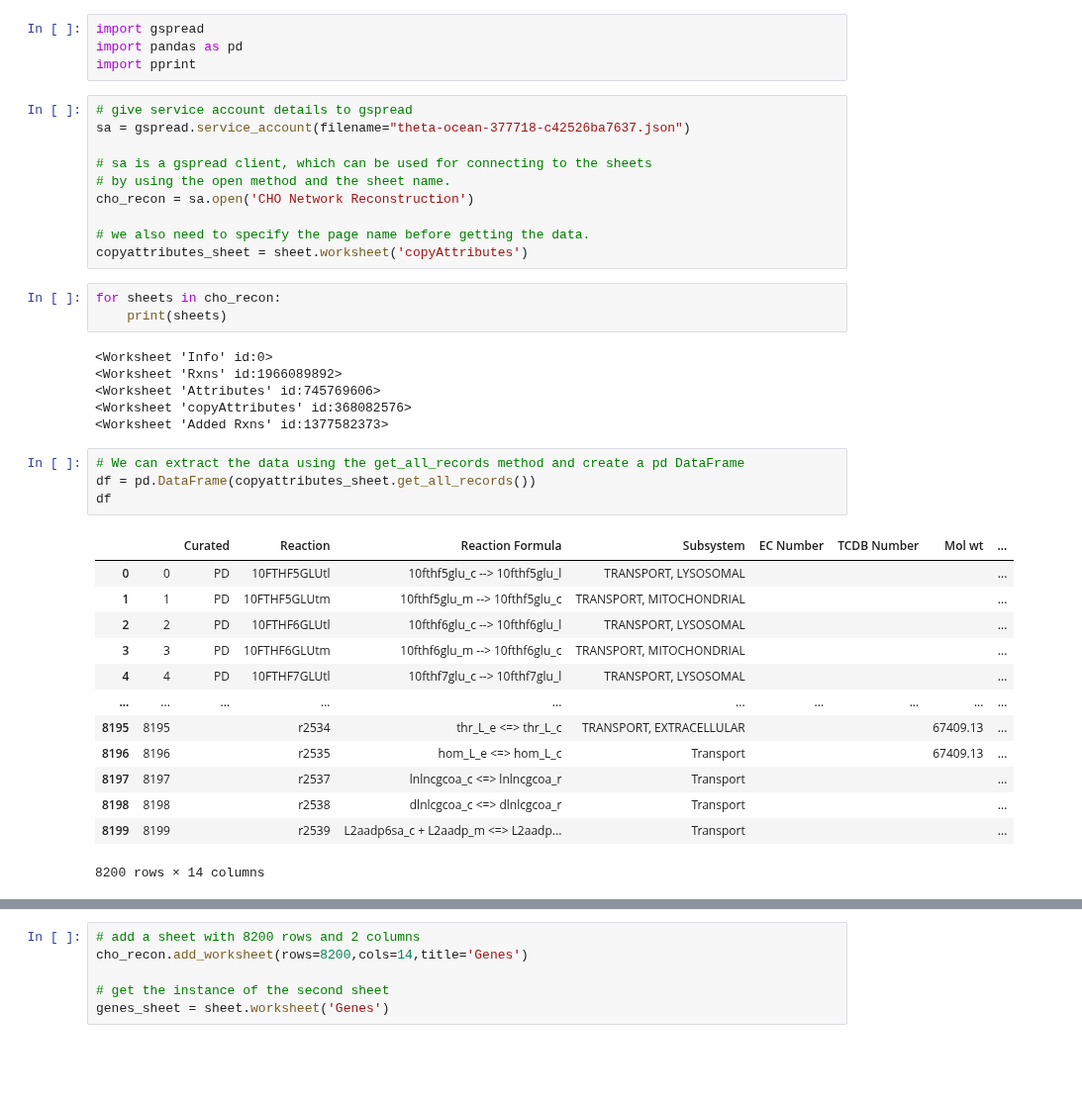
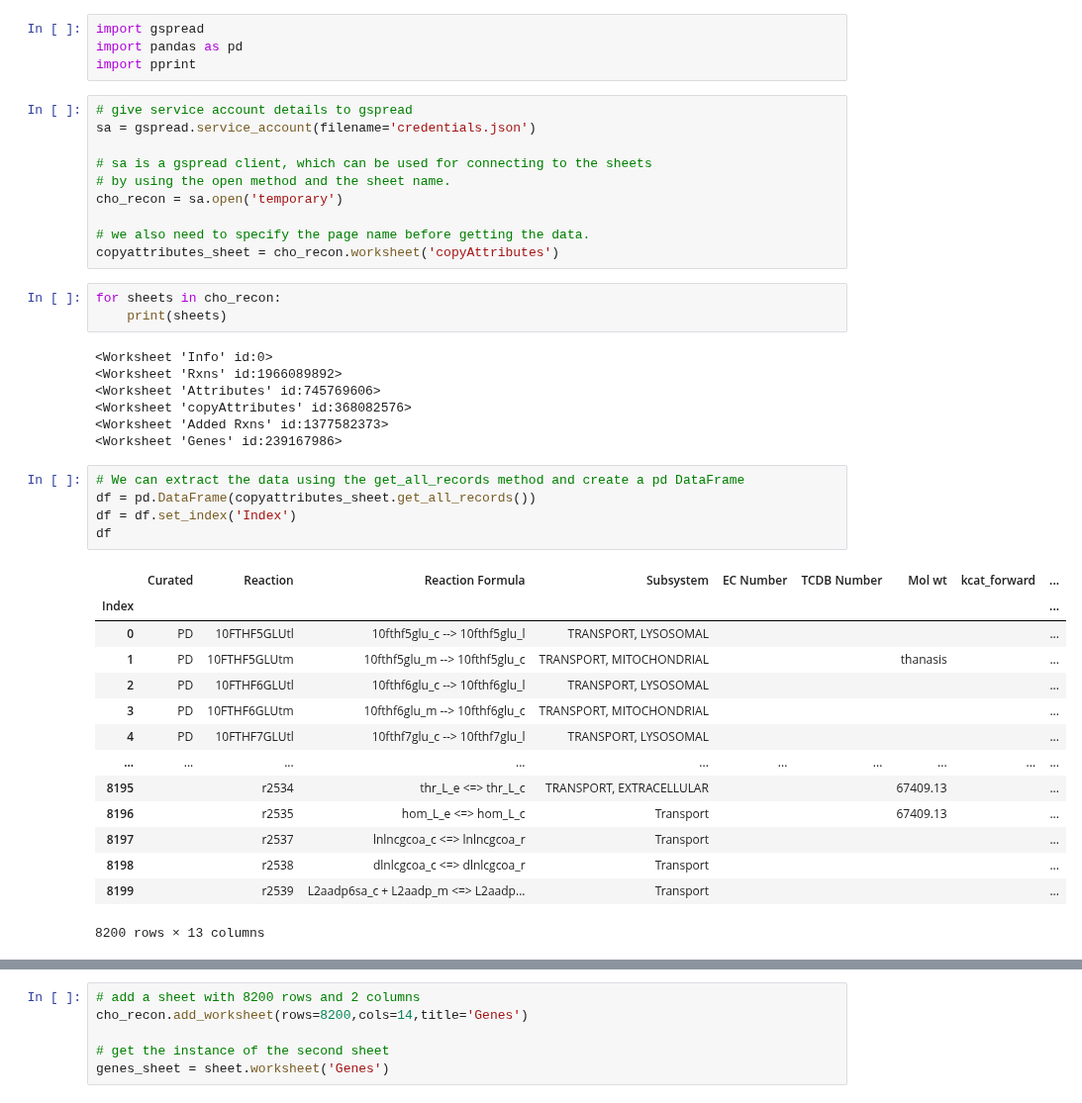
Before and after one commit to LewisLabUCSD/iCHO3K, a Jupyter notebook: Notebooks/Google Sheet.ipynb, the cells around one changed output, grey strips where cells are left out. Shown at 99% size. Saved outputs shown, nothing was run; the diff lists cells and outputs as text; blank space fills up the shorter version.

```diff
--- a/Notebooks/Google Sheet.ipynb
+++ b/Notebooks/Google Sheet.ipynb
@@ -4,14 +4,14 @@ import pandas as pd
 import pprint
 # %%
 # give service account details to gspread
-sa = gspread.service_account(filename="theta-ocean-377718-c42526ba7637.json")
+sa = gspread.service_account(filename='credentials.json')
 
 # sa is a gspread client, which can be used for connecting to the sheets
 # by using the open method and the sheet name.
-cho_recon = sa.open('CHO Network Reconstruction')
+cho_recon = sa.open('temporary')
 
 # we also need to specify the page name before getting the data.
-copyattributes_sheet = sheet.worksheet('copyAttributes')
+copyattributes_sheet = cho_recon.worksheet('copyAttributes')
 # %%
 for sheets in cho_recon:
     print(sheets)
@@ -21,24 +21,27 @@ for sheets in cho_recon:
 <Worksheet 'Attributes' id:745769606>
 <Worksheet 'copyAttributes' id:368082576>
 <Worksheet 'Added Rxns' id:1377582373>
+<Worksheet 'Genes' id:239167986>
 # %%
 # We can extract the data using the get_all_records method and create a pd DataFrame
 df = pd.DataFrame(copyattributes_sheet.get_all_records())
+df = df.set_index('Index')
 df
 # %% [output]
-|  |  | Curated | Reaction | Reaction Formula | Subsystem | EC Number | TCDB Number | Mol wt | ... |
-| 0 | 0 | PD | 10FTHF5GLUtl | 10fthf5glu_c --> 10fthf5glu_l | TRANSPORT, LYSOSOMAL |  |  |  | ... |
-| 1 | 1 | PD | 10FTHF5GLUtm | 10fthf5glu_m --> 10fthf5glu_c | TRANSPORT, MITOCHONDRIAL |  |  |  | ... |
-| 2 | 2 | PD | 10FTHF6GLUtl | 10fthf6glu_c --> 10fthf6glu_l | TRANSPORT, LYSOSOMAL |  |  |  | ... |
-| 3 | 3 | PD | 10FTHF6GLUtm | 10fthf6glu_m --> 10fthf6glu_c | TRANSPORT, MITOCHONDRIAL |  |  |  | ... |
-| 4 | 4 | PD | 10FTHF7GLUtl | 10fthf7glu_c --> 10fthf7glu_l | TRANSPORT, LYSOSOMAL |  |  |  | ... |
+|  | Curated | Reaction | Reaction Formula | Subsystem | EC Number | TCDB Number | Mol wt | kcat_forward | ... |
+| Index |  |  |  |  |  |  |  |  | ... |
+| 0 | PD | 10FTHF5GLUtl | 10fthf5glu_c --> 10fthf5glu_l | TRANSPORT, LYSOSOMAL |  |  |  |  | ... |
+| 1 | PD | 10FTHF5GLUtm | 10fthf5glu_m --> 10fthf5glu_c | TRANSPORT, MITOCHONDRIAL |  |  | thanasis |  | ... |
+| 2 | PD | 10FTHF6GLUtl | 10fthf6glu_c --> 10fthf6glu_l | TRANSPORT, LYSOSOMAL |  |  |  |  | ... |
+| 3 | PD | 10FTHF6GLUtm | 10fthf6glu_m --> 10fthf6glu_c | TRANSPORT, MITOCHONDRIAL |  |  |  |  | ... |
+| 4 | PD | 10FTHF7GLUtl | 10fthf7glu_c --> 10fthf7glu_l | TRANSPORT, LYSOSOMAL |  |  |  |  | ... |
 | ... | ... | ... | ... | ... | ... | ... | ... | ... | ... |
-| 8195 | 8195 |  | r2534 | thr_L_e <=> thr_L_c | TRANSPORT, EXTRACELLULAR |  |  | 67409.13 | ... |
-| 8196 | 8196 |  | r2535 | hom_L_e <=> hom_L_c | Transport |  |  | 67409.13 | ... |
-| 8197 | 8197 |  | r2537 | lnlncgcoa_c <=> lnlncgcoa_r | Transport |  |  |  | ... |
-| 8198 | 8198 |  | r2538 | dlnlcgcoa_c <=> dlnlcgcoa_r | Transport |  |  |  | ... |
-| 8199 | 8199 |  | r2539 | L2aadp6sa_c + L2aadp_m <=> L2aadp... | Transport |  |  |  | ... |
+| 8195 |  | r2534 | thr_L_e <=> thr_L_c | TRANSPORT, EXTRACELLULAR |  |  | 67409.13 |  | ... |
+| 8196 |  | r2535 | hom_L_e <=> hom_L_c | Transport |  |  | 67409.13 |  | ... |
+| 8197 |  | r2537 | lnlncgcoa_c <=> lnlncgcoa_r | Transport |  |  |  |  | ... |
+| 8198 |  | r2538 | dlnlcgcoa_c <=> dlnlcgcoa_r | Transport |  |  |  |  | ... |
+| 8199 |  | r2539 | L2aadp6sa_c + L2aadp_m <=> L2aadp... | Transport |  |  |  |  | ... |
-8200 rows × 14 columns
+8200 rows × 13 columns
 # %%
 for index, row in df.iterrows():
 
```
Also changed, not shown: parts of 4 cells of this notebook, 4 other files.
